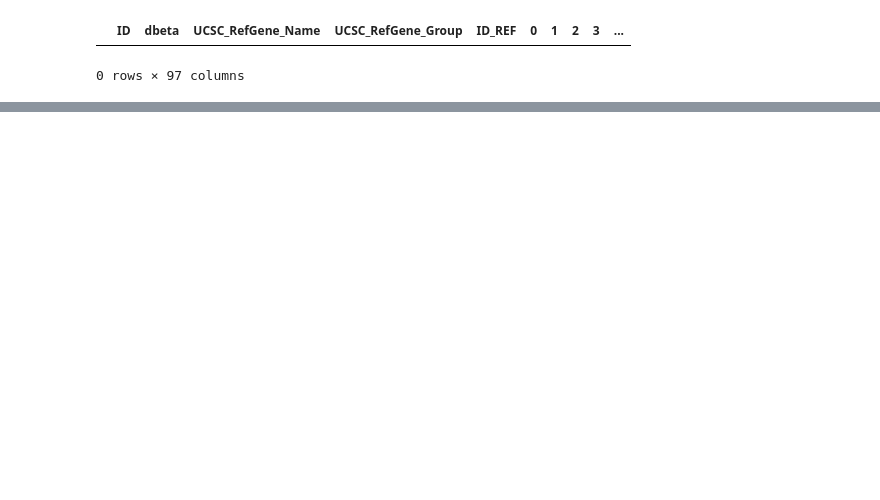
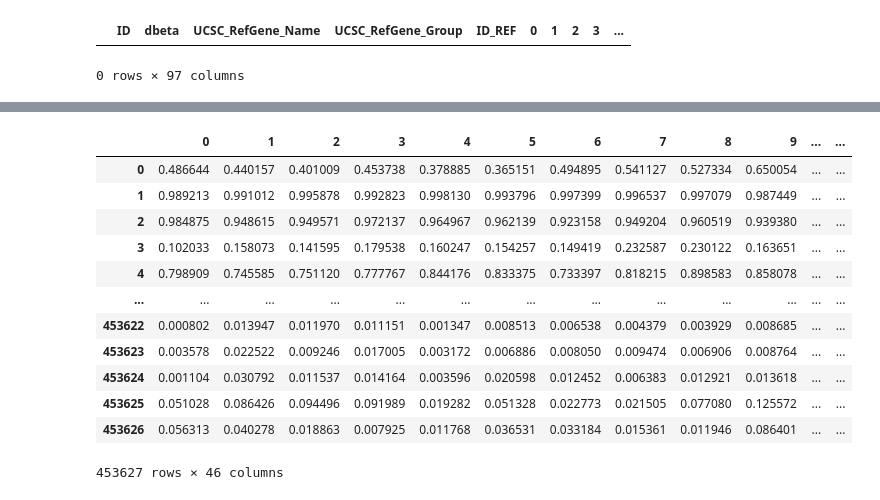
Before and after one commit to BioTechCo/main_project, a Jupyter notebook: notebooks/all_beta_value_GSE89093.ipynb, the cells around one changed output, grey strips where cells are left out. Cells and saved outputs as stored; diff of their text form; code cells hidden in the pictures; blank space fills up the shorter version.

```diff
--- a/notebooks/all_beta_value_GSE89093.ipynb
+++ b/notebooks/all_beta_value_GSE89093.ipynb
@@ -100,0 +101,19 @@ df_on_no_info
+# %%
+phe = pd.read_csv('../data/phenotype.csv')
+mask = phe['cancer_status'] == 'healthy'
+
+train = pd.read_csv(f"../data/GSE89093.csv")
+train_value = train.iloc[:, 1:]
+train_value.head()
+
+train_normal = train_value.iloc[:,mask.values]
+train_tumor = train_value.iloc[:,~mask.values]
+
+mask.values
+
+# train_normal = train_normal.T.reset_index(drop=True).T
+# train_tumor = train_tumor.T.reset_index(drop=True).T
+
+
+# # train_normal
+# train_tumor
@@ -100,0 +132,17 @@ df_on_no_info
+# %%
+# train_normal
+train_normal
+# %% [output]
+|  | 0 | 1 | 2 | 3 | 4 | 5 | 6 | 7 | 8 | 9 | ... | ... |
+| 0 | 0.486644 | 0.440157 | 0.401009 | 0.453738 | 0.378885 | 0.365151 | 0.494895 | 0.541127 | 0.527334 | 0.650054 | ... | ... |
+| 1 | 0.989213 | 0.991012 | 0.995878 | 0.992823 | 0.998130 | 0.993796 | 0.997399 | 0.996537 | 0.997079 | 0.987449 | ... | ... |
+| 2 | 0.984875 | 0.948615 | 0.949571 | 0.972137 | 0.964967 | 0.962139 | 0.923158 | 0.949204 | 0.960519 | 0.939380 | ... | ... |
+| 3 | 0.102033 | 0.158073 | 0.141595 | 0.179538 | 0.160247 | 0.154257 | 0.149419 | 0.232587 | 0.230122 | 0.163651 | ... | ... |
+| 4 | 0.798909 | 0.745585 | 0.751120 | 0.777767 | 0.844176 | 0.833375 | 0.733397 | 0.818215 | 0.898583 | 0.858078 | ... | ... |
+| ... | ... | ... | ... | ... | ... | ... | ... | ... | ... | ... | ... | ... |
+| 453622 | 0.000802 | 0.013947 | 0.011970 | 0.011151 | 0.001347 | 0.008513 | 0.006538 | 0.004379 | 0.003929 | 0.008685 | ... | ... |
+| 453623 | 0.003578 | 0.022522 | 0.009246 | 0.017005 | 0.003172 | 0.006886 | 0.008050 | 0.009474 | 0.006906 | 0.008764 | ... | ... |
+| 453624 | 0.001104 | 0.030792 | 0.011537 | 0.014164 | 0.003596 | 0.020598 | 0.012452 | 0.006383 | 0.012921 | 0.013618 | ... | ... |
+| 453625 | 0.051028 | 0.086426 | 0.094496 | 0.091989 | 0.019282 | 0.051328 | 0.022773 | 0.021505 | 0.077080 | 0.125572 | ... | ... |
+| 453626 | 0.056313 | 0.040278 | 0.018863 | 0.007925 | 0.011768 | 0.036531 | 0.033184 | 0.015361 | 0.011946 | 0.086401 | ... | ... |
+453627 rows × 46 columns
```
Also changed, not shown: parts of 3 cells of this notebook, 1 other file.
